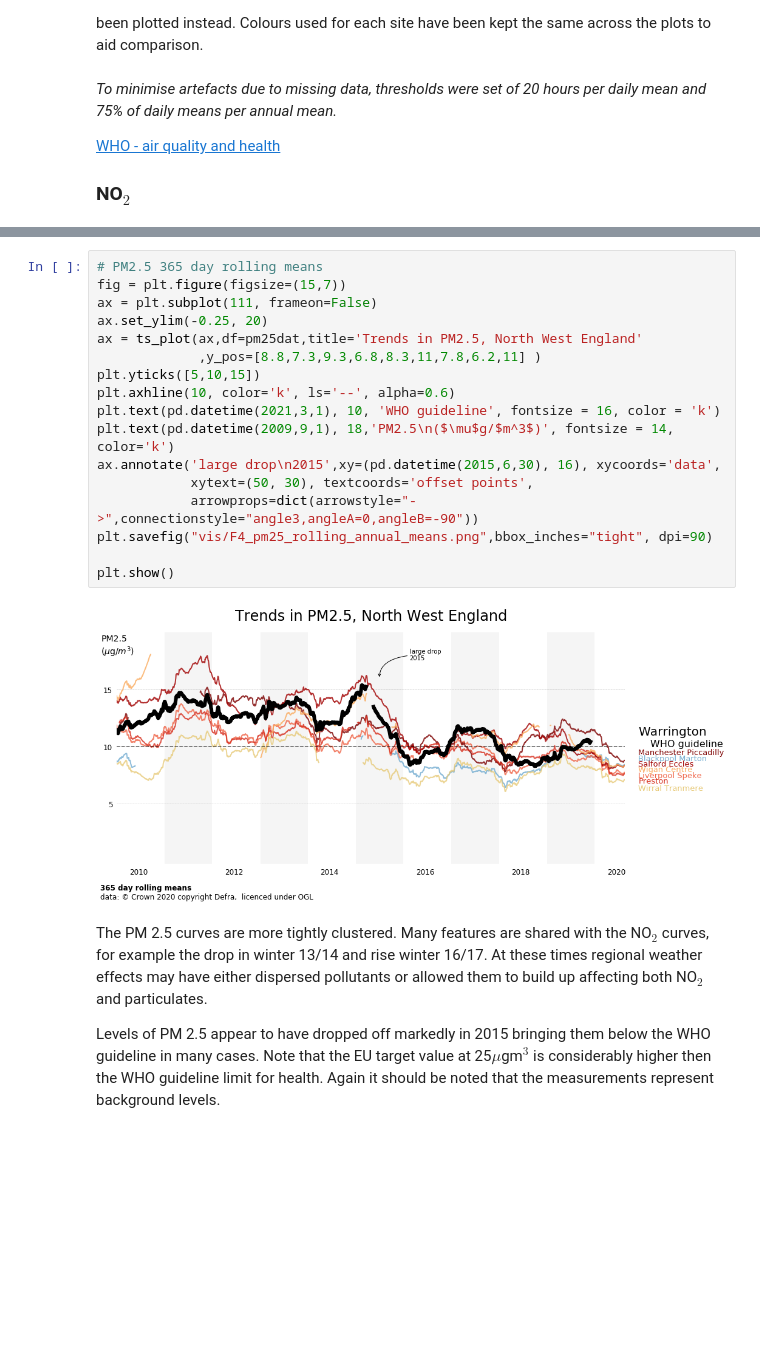
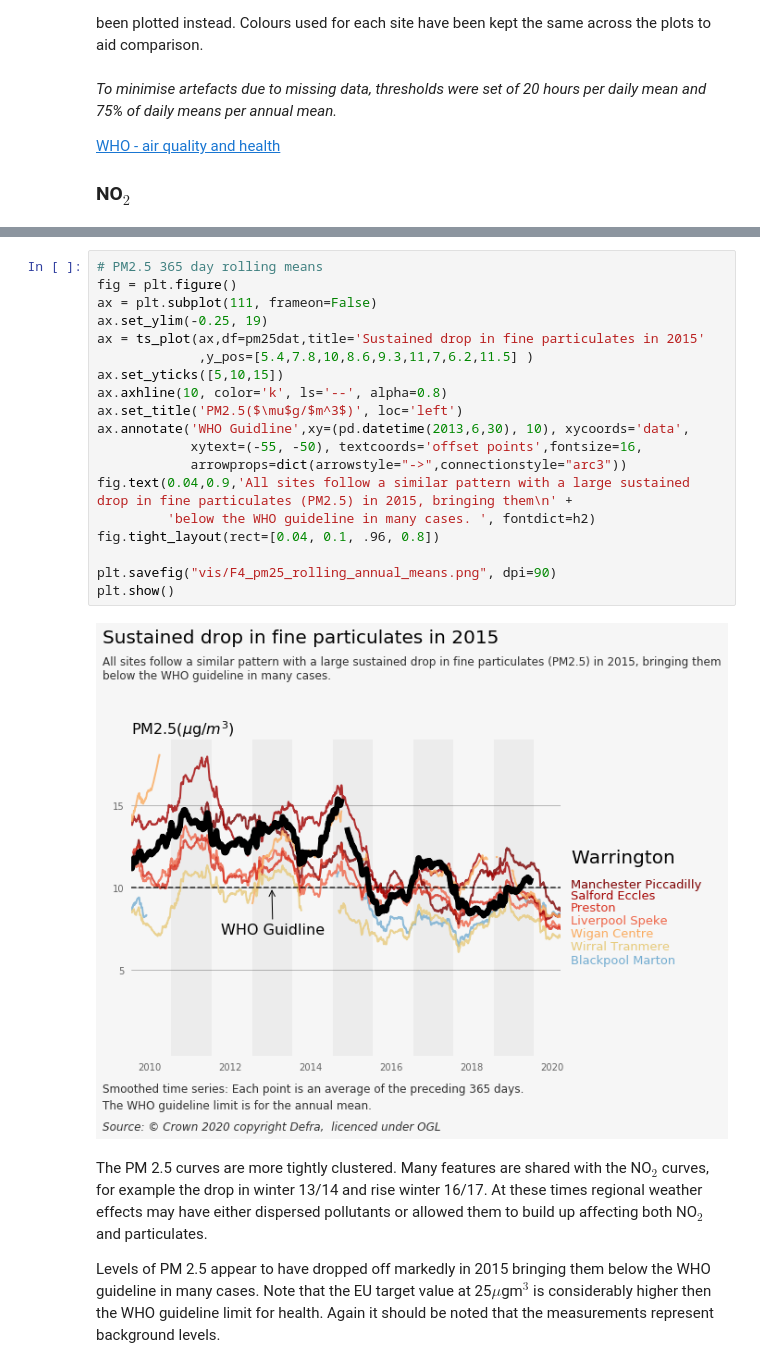
Before and after one commit to wriggy/air-datavis, a Jupyter notebook: A2_WAR_AQ.ipynb, the cells around one changed output, grey strips where cells are left out. Cells and saved outputs as stored; diff of their text form; blank space fills up the shorter version.

```diff
--- a/A2_WAR_AQ.ipynb
+++ b/A2_WAR_AQ.ipynb
@@ -264,23 +282,25 @@ Only the Manchester and Salford sites have breached the WHO guideline for annual
 ### PM2.5
 # %%
 # PM2.5 365 day rolling means
-fig = plt.figure(figsize=(15,7))
+fig = plt.figure()
 ax = plt.subplot(111, frameon=False)
-ax.set_ylim(-0.25, 20)
-ax = ts_plot(ax,df=pm25dat,title='Trends in PM2.5, North West England'
-             ,y_pos=[8.8,7.3,9.3,6.8,8.3,11,7.8,6.2,11] )
-plt.yticks([5,10,15])
-plt.axhline(10, color='k', ls='--', alpha=0.6)
-plt.text(pd.datetime(2021,3,1), 10, 'WHO guideline', fontsize = 16, color = 'k')
-plt.text(pd.datetime(2009,9,1), 18,'PM2.5\n($\mu$g/$m^3$)', fontsize = 14, color='k')
-ax.annotate('large drop\n2015',xy=(pd.datetime(2015,6,30), 16), xycoords='data',
-            xytext=(50, 30), textcoords='offset points',
-            arrowprops=dict(arrowstyle="->",connectionstyle="angle3,angleA=0,angleB=-90"))
-plt.savefig("vis/F4_pm25_rolling_annual_means.png",bbox_inches="tight", dpi=90)
+ax.set_ylim(-0.25, 19)
+ax = ts_plot(ax,df=pm25dat,title='Sustained drop in fine particulates in 2015'
+             ,y_pos=[5.4,7.8,10,8.6,9.3,11,7,6.2,11.5] )
+ax.set_yticks([5,10,15])
+ax.axhline(10, color='k', ls='--', alpha=0.8)
+ax.set_title('PM2.5($\mu$g/$m^3$)', loc='left')
+ax.annotate('WHO Guidline',xy=(pd.datetime(2013,6,30), 10), xycoords='data',
+            xytext=(-55, -50), textcoords='offset points',fontsize=16,
+            arrowprops=dict(arrowstyle="->",connectionstyle="arc3"))
+fig.text(0.04,0.9,'All sites follow a similar pattern with a large sustained drop in fine particulates (PM2.5) in 2015, bringing them\n' +
+         'below the WHO guideline in many cases. ', fontdict=h2)
+fig.tight_layout(rect=[0.04, 0.1, .96, 0.8])
 
+plt.savefig("vis/F4_pm25_rolling_annual_means.png", dpi=90)
 plt.show()
 # %% [output]
-[figure, old version]
+[figure, new version]
 # %% [markdown]
 The PM 2.5 curves are more tightly clustered. Many features are shared with the NO$_2$ curves, for example the drop in winter 13/14 and rise winter 16/17. At these times regional weather effects may have either dispersed pollutants or allowed them to build up affecting both NO$_2$ and particulates.
 
```
Also changed, not shown: parts of 23 cells of this notebook, 10 other files.
